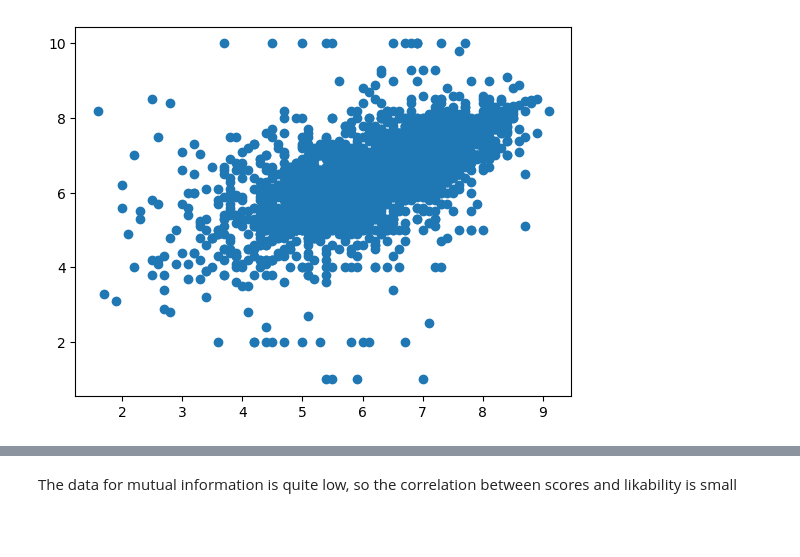
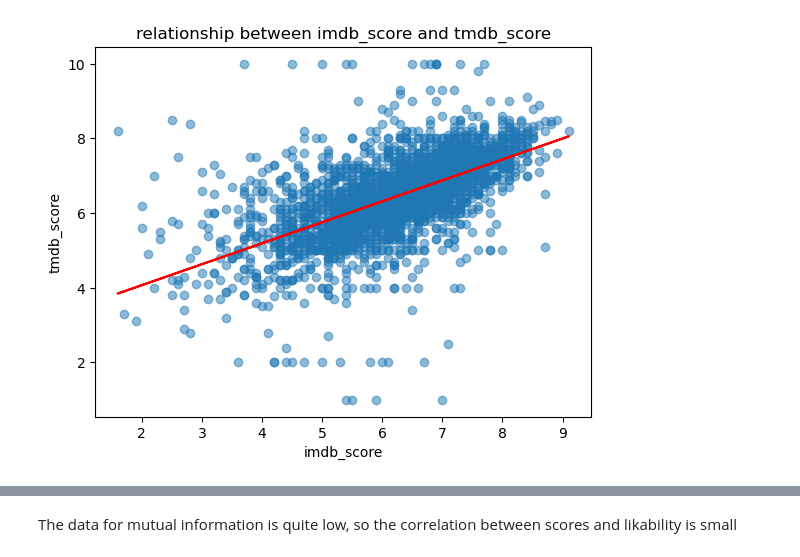
Before and after one commit to XiaoyingChen924/Movie_Popularity_Analysis, a Jupyter notebook: score.ipynb, the cells around one changed output, grey strips where cells are left out. Saved outputs shown, nothing was run; the diff lists cells and outputs as text; code cells hidden in the pictures; blank space fills up the shorter version.

```diff
--- a/score.ipynb
+++ b/score.ipynb
@@ -11,10 +10,20 @@ from sklearn.impute import SimpleImputer
 # %%
 data = pd.read_csv("standardized.csv")
-# %%
-plt.scatter(x = data["imdb_score"], y = data["tmdb_score"])
-plt.show()
-# %% [output]
-[figure, removed]
+# %%
+# plot the relationship between two scores
+data_draw = data.dropna(subset = ["imdb_score", "tmdb_score"])
+x = data_draw["imdb_score"]
+y = data_draw["tmdb_score"]
+
+plt.scatter(x, y, alpha = 0.5)
+slope, intercept = np.polyfit(x, y, 1)
+plt.xlabel("imdb_score")
+plt.title("relationship between imdb_score and tmdb_score")
+plt.ylabel("tmdb_score")
+plt.plot(x, slope * x + intercept, color='red', label='Line of Best Fit')
+plt.show()
+# %% [output]
+[figure, added]
 # %%
 def regression(missingValue, predictedValue, file):
     data = pd.read_csv(file)
```
Also changed, not shown: parts of 7 cells of this notebook, 5 other files.
